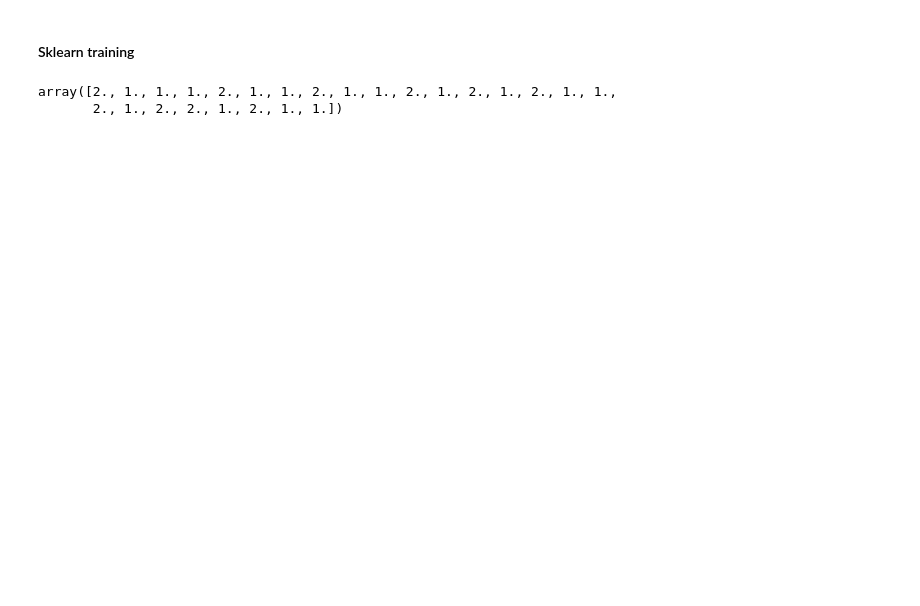
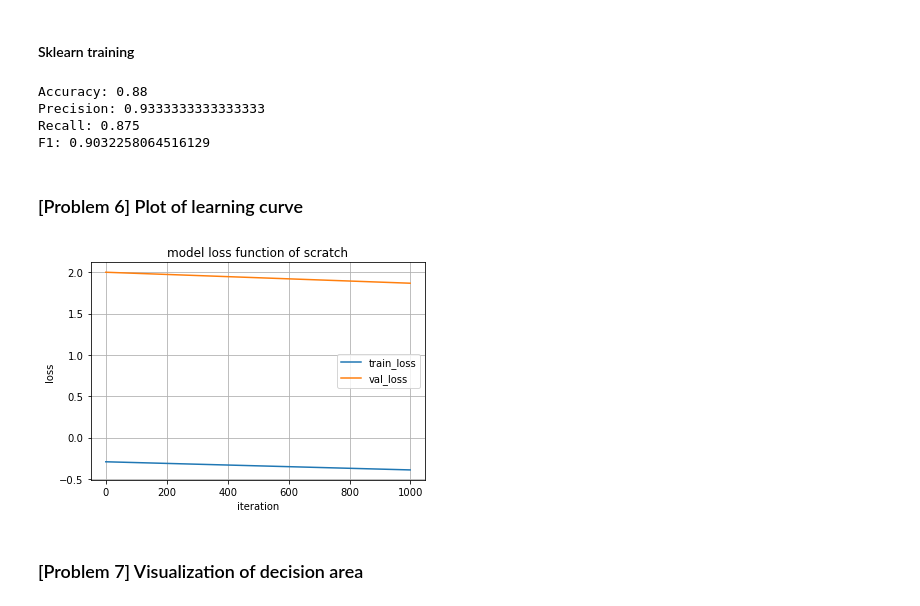
Before and after one commit to goriummaximum/diveintocode-ml, a Jupyter notebook: Sprints/sprint4/sprint4.ipynb, the cells around one changed output. Cells and saved outputs as stored; diff of their text form; code cells hidden in the pictures; blank space fills up the shorter version.

```diff
--- a/Sprints/sprint4/sprint4.ipynb
+++ b/Sprints/sprint4/sprint4.ipynb
@@ -332,7 +290,29 @@ from sklearn.linear_model import LogisticRegression
 # %%
 model_sklearn = LogisticRegression()
 model_sklearn.fit(X_train_std, y_train)
-model_sklearn.predict(X_test_std)
+y_pred_sklearn = model_sklearn.predict(X_test_std)
+
+compute_score(y_pred_sklearn, y_test)
 # %% [output]
-array([2., 1., 1., 1., 2., 1., 1., 2., 1., 1., 2., 1., 2., 1., 2., 1., 1.,
-       2., 1., 2., 2., 1., 2., 1., 1.])
+Accuracy: 0.88
+Precision: 0.9333333333333333
+Recall: 0.875
+F1: 0.9032258064516129
+# %% [markdown]
+<h3>[Problem 6] Plot of learning curve</h3>
+# %%
+def draw_learning_curve(train_loss, val_loss, iter, title):
+    plt.plot(list(np.arange(0, iter)), train_loss, label='train_loss')
+    plt.plot(list(np.arange(0, iter)), val_loss, label='val_loss')
+    plt.title(title)
+    plt.xlabel("iteration")
+    plt.ylabel("loss")
+    plt.grid()
+    plt.legend()
+    plt.show()
+# %%
+draw_learning_curve(model_scratch.loss, model_scratch.val_loss, model_scratch.iter, 'model loss function of scratch')
+# %% [output]
+[figure, added]
+# %% [markdown]
+<h3>[Problem 7] Visualization of decision area</h3>
```
Also changed, not shown: parts of 10 cells of this notebook.
